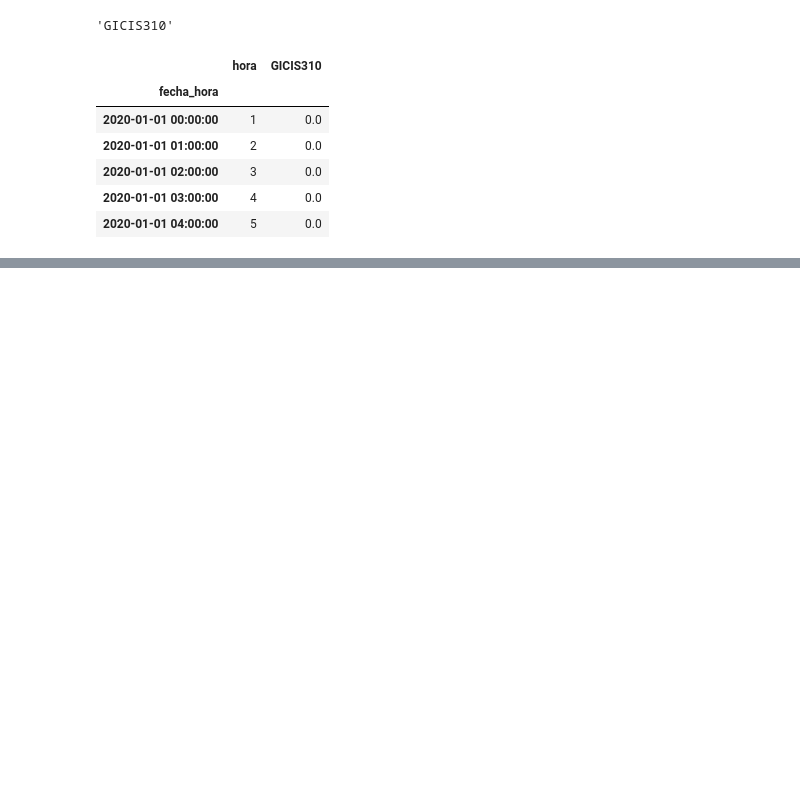
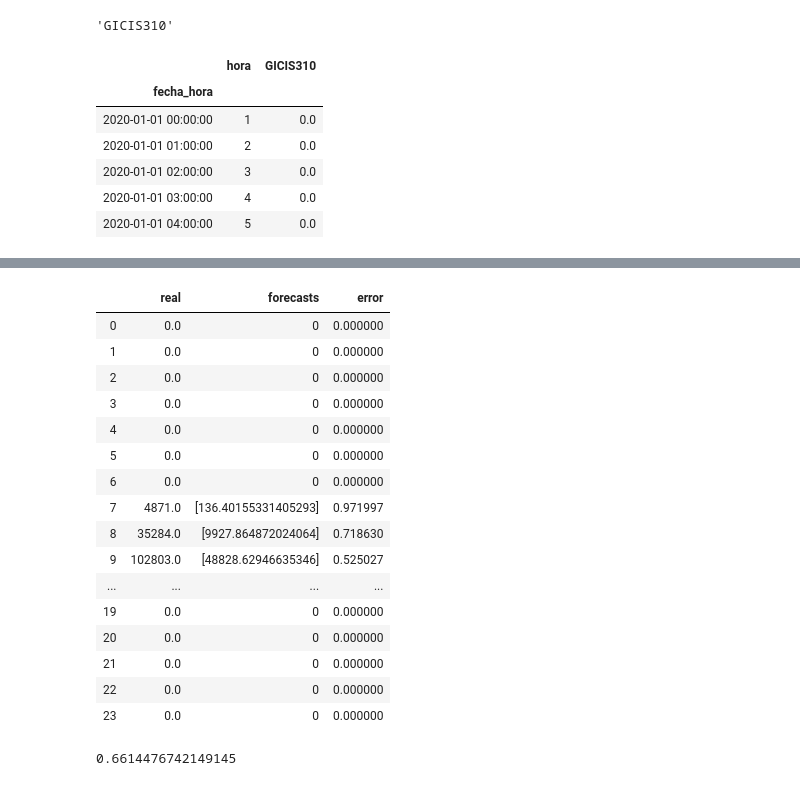
Before and after one commit to oscaralfonso17/Plantas_Intermitentes, a Jupyter notebook: Forecasting/GICIS310.ipynb, the cells around one changed output, grey strips where cells are left out. Drawn from its saved outputs; the diff is of its cells as text; code cells hidden in the pictures; blank space fills up the shorter version.

```diff
--- a/Forecasting/GICIS310.ipynb
+++ b/Forecasting/GICIS310.ipynb
@@ -185,0 +136,26 @@ Critial Values:
+# %%
+fvst = fvst.fillna(0)
+fvst
+# %% [output]
+|  | real | forecasts | error |
+| 0 | 0.0 | 0 | 0.000000 |
+| 1 | 0.0 | 0 | 0.000000 |
+| 2 | 0.0 | 0 | 0.000000 |
+| 3 | 0.0 | 0 | 0.000000 |
+| 4 | 0.0 | 0 | 0.000000 |
+| 5 | 0.0 | 0 | 0.000000 |
+| 6 | 0.0 | 0 | 0.000000 |
+| 7 | 4871.0 | [136.40155331405293] | 0.971997 |
+| 8 | 35284.0 | [9927.864872024064] | 0.718630 |
+| 9 | 102803.0 | [48828.62946635346] | 0.525027 |
+| ... | ... | ... | ... |
+| 19 | 0.0 | 0 | 0.000000 |
+| 20 | 0.0 | 0 | 0.000000 |
+| 21 | 0.0 | 0 | 0.000000 |
+| 22 | 0.0 | 0 | 0.000000 |
+| 23 | 0.0 | 0 | 0.000000 |
+# %%
+fvst = fvst.fillna(0)
+np.mean(fvst.error)
+# %% [output]
+0.6614476742149145
```
Also changed, not shown: parts of 14 cells of this notebook, 7 other files.
